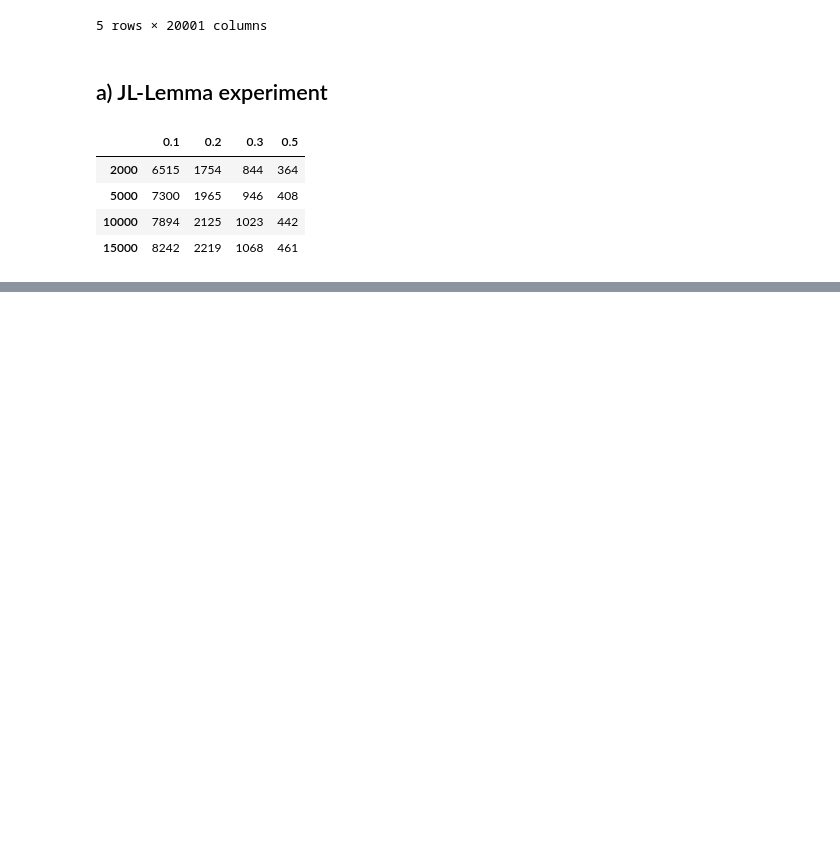
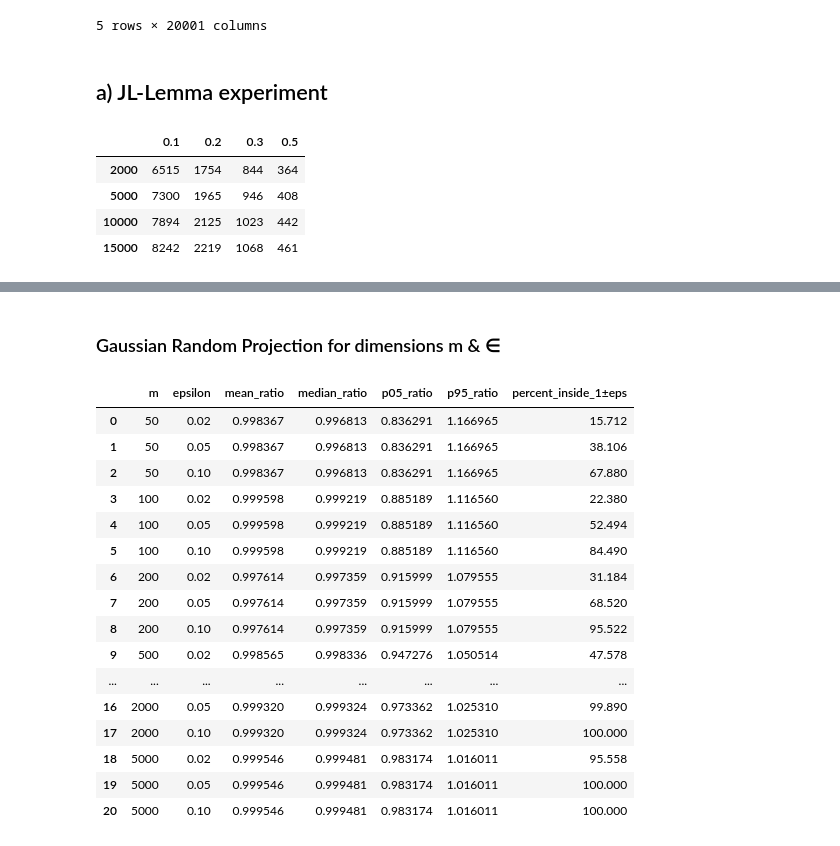
Before and after one commit to pouriaSameti/Mathematics-For-Data-Science, a Jupyter notebook: Project 1/code.ipynb, the cells around one changed output, grey strips where cells are left out. Cells and saved outputs as stored; diff of their text form; code cells hidden in the pictures; blank space fills up the shorter version.

```diff
--- a/Project 1/code.ipynb
+++ b/Project 1/code.ipynb
@@ -496,0 +533,64 @@ plt.show()
+# %%
+def euclidean(a, b):
+    return np.sqrt(np.sum((a - b)**2))
+
+orig_dist = np.zeros(num_pairs, dtype=np.float32)
+
+for k, (i, j) in enumerate(pairs):
+    orig_dist[k] = euclidean(X.loc[i].values, X.loc[j].values)
+# %% [markdown]
+### Gaussian Random Projection for dimensions m & ∈
+# %%
+from sklearn.random_projection import GaussianRandomProjection
+
+rng = np.random.RandomState(0)
+m_values = [50, 100, 200, 500, 1000, 2000, 5000]
+eps_values = [0.02, 0.05, 0.10]
+num_pairs = 50000
+
+
+result_3b = []
+for m in m_values:
+    rp = GaussianRandomProjection(n_components=m, random_state=0)
+    X_reduce = rp.fit_transform(X.values)
+
+    proj_dist = np.zeros(num_pairs, dtype=np.float32)
+    for k, (i, j) in enumerate(pairs):
+        proj_dist[k] = euclidean(X_reduce[i], X_reduce[j])
+
+    ratios = proj_dist / orig_dist
+
+    for eps in eps_values:
+        mask = (ratios >= 1 - eps) & (ratios <= 1 + eps)
+        pct_inside = 100 * mask.mean()
+
+        result_3b.append({
+            "m": m,
+            "epsilon": eps,
+            "mean_ratio": ratios.mean(),
+            "median_ratio": np.median(ratios),
+            "p05_ratio": np.percentile(ratios, 5),
+            "p95_ratio": np.percentile(ratios, 95),
+            "percent_inside_1±eps": pct_inside
+        })
+
+result_3b = pd.DataFrame(result_3b)
+result_3b
+# %% [output]
+|  | m | epsilon | mean_ratio | median_ratio | p05_ratio | p95_ratio | percent_inside_1±eps |
+| 0 | 50 | 0.02 | 0.998367 | 0.996813 | 0.836291 | 1.166965 | 15.712 |
+| 1 | 50 | 0.05 | 0.998367 | 0.996813 | 0.836291 | 1.166965 | 38.106 |
+| 2 | 50 | 0.10 | 0.998367 | 0.996813 | 0.836291 | 1.166965 | 67.880 |
+| 3 | 100 | 0.02 | 0.999598 | 0.999219 | 0.885189 | 1.116560 | 22.380 |
+| 4 | 100 | 0.05 | 0.999598 | 0.999219 | 0.885189 | 1.116560 | 52.494 |
+| 5 | 100 | 0.10 | 0.999598 | 0.999219 | 0.885189 | 1.116560 | 84.490 |
+| 6 | 200 | 0.02 | 0.997614 | 0.997359 | 0.915999 | 1.079555 | 31.184 |
+| 7 | 200 | 0.05 | 0.997614 | 0.997359 | 0.915999 | 1.079555 | 68.520 |
+| 8 | 200 | 0.10 | 0.997614 | 0.997359 | 0.915999 | 1.079555 | 95.522 |
+| 9 | 500 | 0.02 | 0.998565 | 0.998336 | 0.947276 | 1.050514 | 47.578 |
+| ... | ... | ... | ... | ... | ... | ... | ... |
+| 16 | 2000 | 0.05 | 0.999320 | 0.999324 | 0.973362 | 1.025310 | 99.890 |
+| 17 | 2000 | 0.10 | 0.999320 | 0.999324 | 0.973362 | 1.025310 | 100.000 |
+| 18 | 5000 | 0.02 | 0.999546 | 0.999481 | 0.983174 | 1.016011 | 95.558 |
+| 19 | 5000 | 0.05 | 0.999546 | 0.999481 | 0.983174 | 1.016011 | 100.000 |
+| 20 | 5000 | 0.10 | 0.999546 | 0.999481 | 0.983174 | 1.016011 | 100.000 |
```
Also changed, not shown: parts of 15 cells of this notebook.
